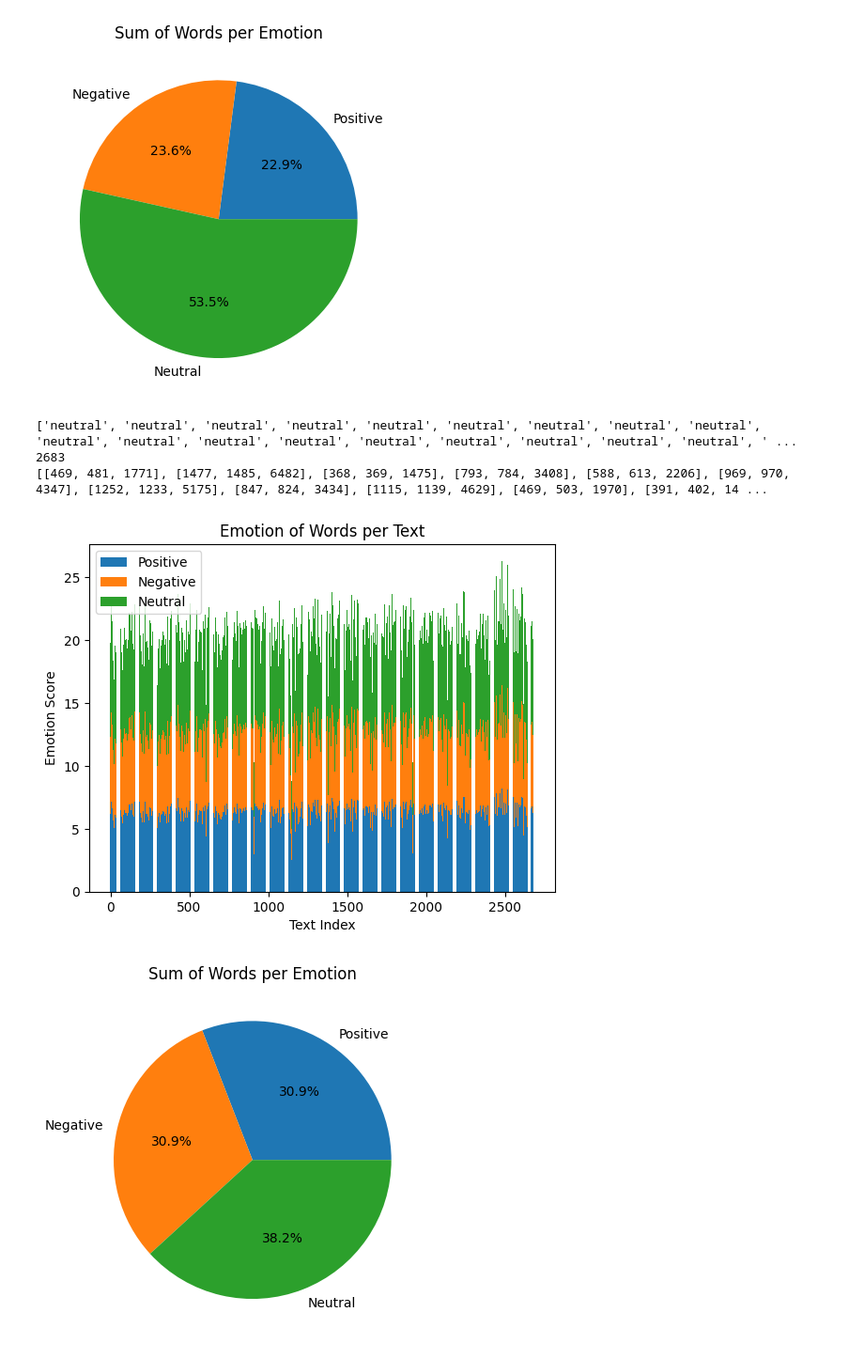
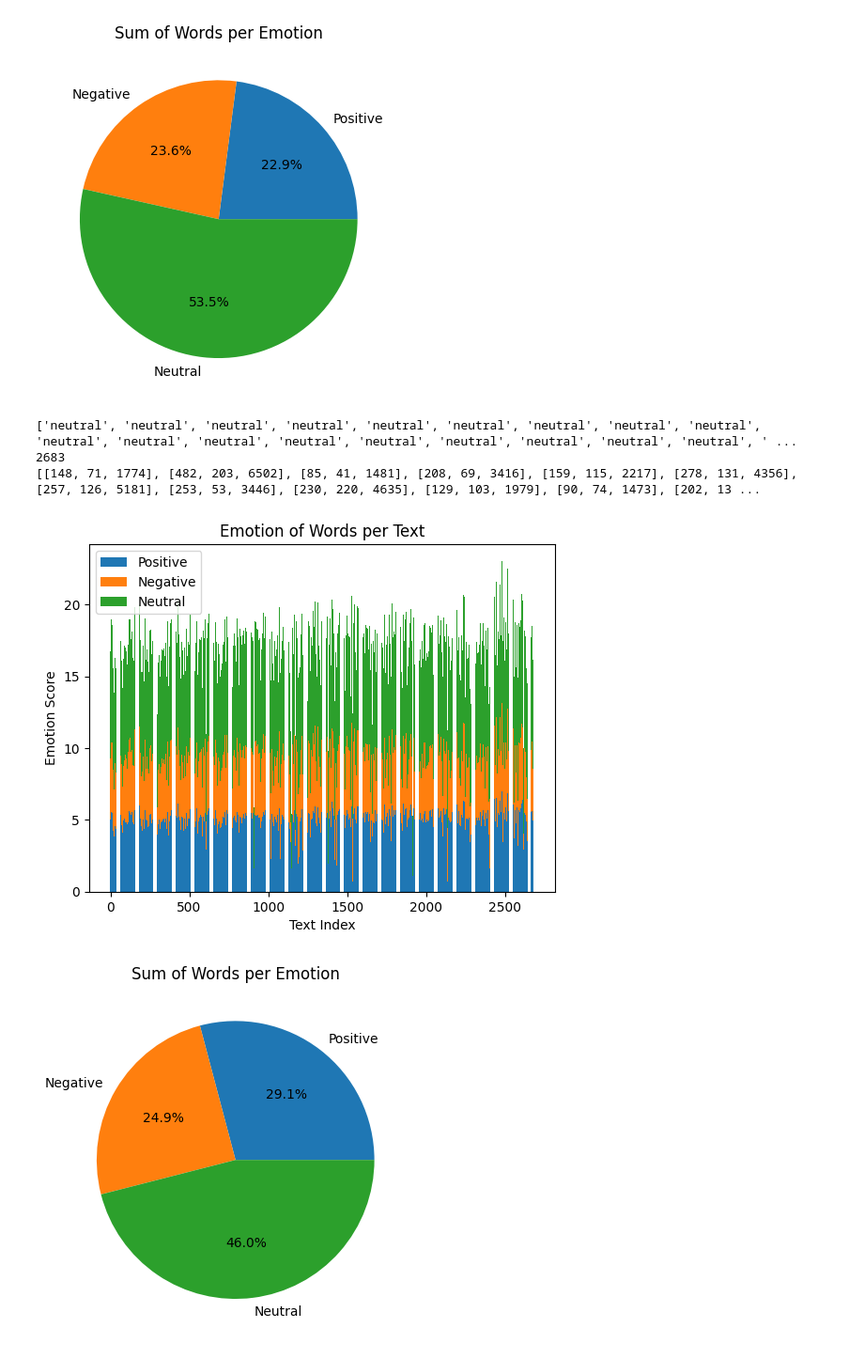
Before and after one commit to LaviniaSD/NPL---SPX, a Jupyter notebook: analise_dicionarios.ipynb, the cells around one changed output. Shown at 94% size. Cells and saved outputs as stored; diff of their text form; code cells hidden in the pictures.

```diff
--- a/analise_dicionarios.ipynb
+++ b/analise_dicionarios.ipynb
@@ -271,6 +252,11 @@ plt.show()
 [figure]
 [figure]
 # %%
+# Função para calcular o sentimento de um texto usando os dicionários MCLou e NRC
+# Se a palavra estiver em um dos dicionários, ela é incrementada como positiva ou negativa
+# Se a palavra não estiver em nenhum dos dicionários, ela é incrementada como neutra
+# Se a palavra estiver nos dois dicionários, ela pode ser incrementada como positiva e/ou negativa
+
 def get_sentiment_double(text, emo_score):
     text = text.split()
     positive_score = 0
@@ -281,7 +267,7 @@ def get_sentiment_double(text, emo_score):
         if word in mclou_dict:
             if word in positive_dict or mclou_dict[word][0] != 0:
                 positive_score += 1
-            elif word in negative_dict or mclou_dict[word][1] != 0:
+            if word in negative_dict or mclou_dict[word][1] != 0:
                 negative_score += 1
             if (mclou_dict[word][0] == 0 and mclou_dict[word][1] == 0) or (word not in positive_dict and word not in negative_dict):
                 neutral_score += 1
@@ -300,7 +286,7 @@ def get_sentiment_double(text, emo_score):
     else:
         return "neutral", emo_score
 
-
+# Teste da função
 emotions_per_text = []
 predictions_dict = []
 for content in data["contents"]:
@@ -324,33 +310,33 @@ x = range(len(emotions_per_text))
 plt.bar(x, positive_scores, label='Positive')
 plt.bar(x, negative_scores, bottom=positive_scores, label='Negative')
 plt.bar(x, neutral_scores, bottom=[p + n for p, n in zip(positive_scores, negative_scores)], label='Neutral')
 
 # Add labels and title
 plt.xlabel('Text Index')
 plt.ylabel('Emotion Score')
 plt.title('Emotion of Words per Text')
 
 # Add legend
 plt.legend()
 
 # Show the plot
 plt.show()
 
 # Definir os rótulos e os valores para cada label
 labels = ['Positive', 'Negative', 'Neutral']
 values = [sum(positive_scores), sum(negative_scores), sum(neutral_scores)]
 
 # Criar o gráfico de setores
 plt.pie(values, labels=labels, autopct='%1.1f%%')
 
 # Adicionar título
 plt.title('Sum of Words per Emotion')
 
 # Mostrar o gráfico
 plt.show()
 # %% [output]
 ['neutral', 'neutral', 'neutral', 'neutral', 'neutral', 'neutral', 'neutral', 'neutral', 'neutral', 'neutral', 'neutral', 'neutral', 'neutral', 'neutral', 'neutral', 'neutral', 'neutral', 'neutral', ' ...
 2683
-[[469, 481, 1771], [1477, 1485, 6482], [368, 369, 1475], [793, 784, 3408], [588, 613, 2206], [969, 970, 4347], [1252, 1233, 5175], [847, 824, 3434], [1115, 1139, 4629], [469, 503, 1970], [391, 402, 14 ...
+[[148, 71, 1774], [482, 203, 6502], [85, 41, 1481], [208, 69, 3416], [159, 115, 2217], [278, 131, 4356], [257, 126, 5181], [253, 53, 3446], [230, 220, 4635], [129, 103, 1979], [90, 74, 1473], [202, 13 ...
-[figure, old version]
+[figure, new version]
-[figure, old version]
+[figure, new version]
```
Also changed, not shown: parts of 5 cells of this notebook, 1 other file.
